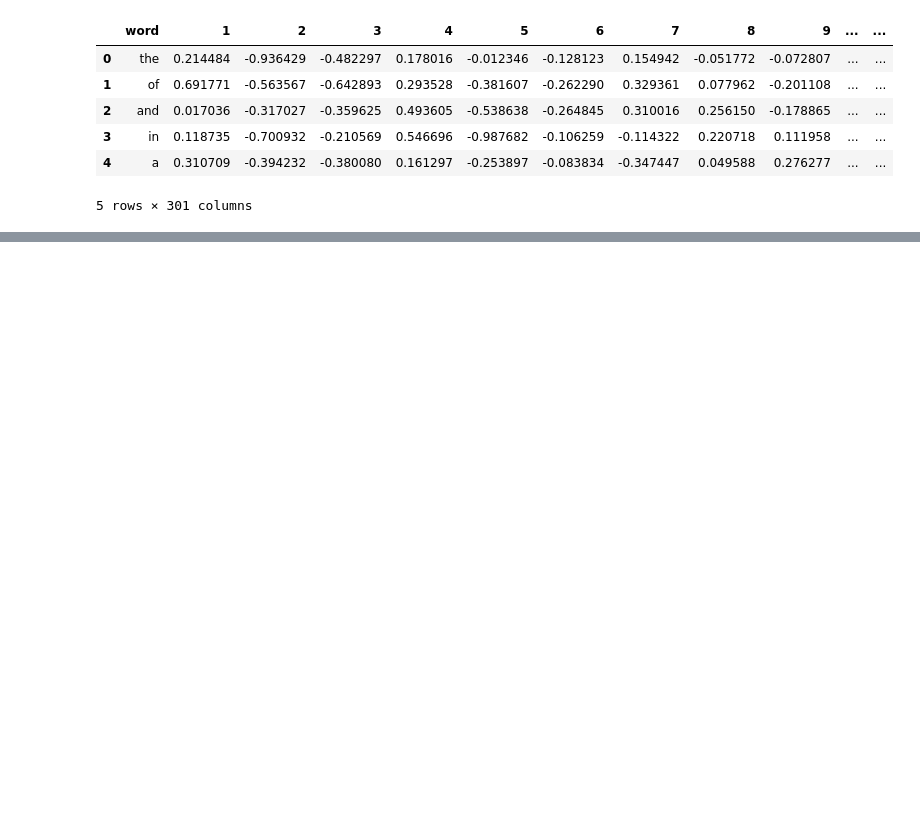
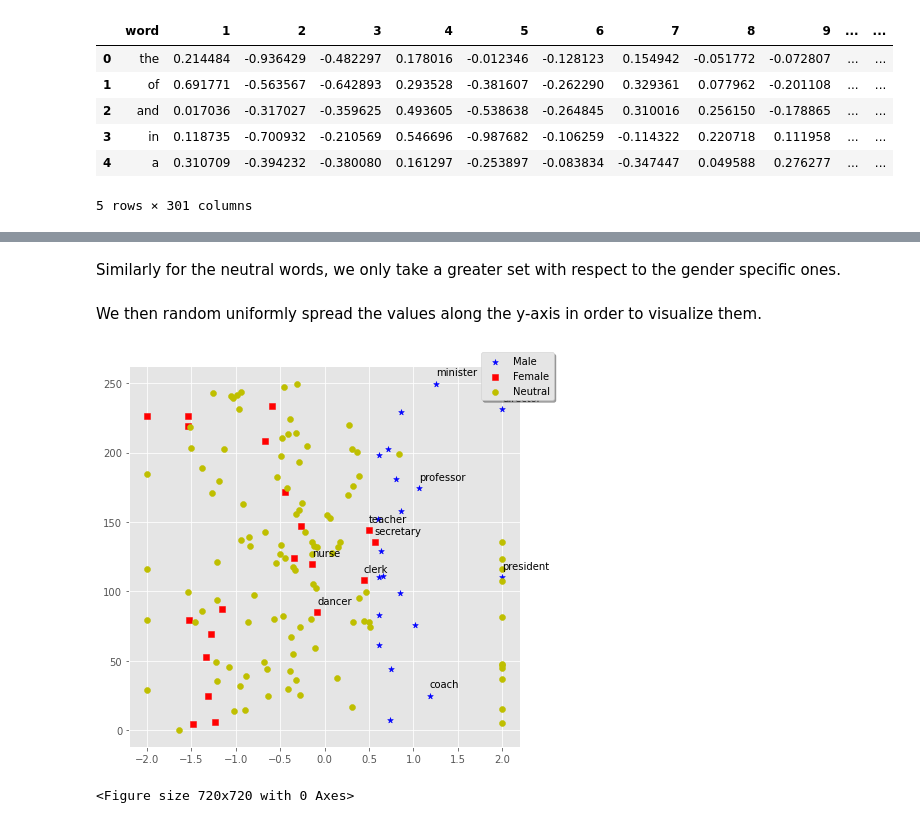
Before and after one commit to Erhtric/GenderDiscriminationNLP, a Jupyter notebook: embeddings_visualization.ipynb, the cells around one changed output, grey strips where cells are left out. Cells and saved outputs as stored; diff of their text form; code cells hidden in the pictures; blank space fills up the shorter version.

Commit message:
added some plots to the emb nb

```diff
--- a/embeddings_visualization.ipynb
+++ b/embeddings_visualization.ipynb
@@ -71,0 +113,45 @@ Number of female words: 21
+# %%
+n = 20
+male_vectors_g = male_vectors[male_vectors.columns[-1]].sort_values(ascending=False)
+# male_vectors_g = male_vectors_g.sort_values(ascending=False).reset_index().drop("index", axis=1)[300]
+male_vectors_g = male_vectors_g[:n].to_numpy()
+
+female_vectors_g = female_vectors[female_vectors.columns[-1]].sort_values(ascending=False)
+# female_vectors_g = female_vectors_g.sort_values().reset_index().drop("index", axis=1)[300]
+female_vectors_g  = female_vectors_g[:n].to_numpy()
+# %% [markdown]
+Similarly for the neutral words, we only take a greater set with respect to the gender specific ones.
+# %%
+# neutral_vectors_g = np.concatenate((male_vectors_g[n:], female_vectors_g[n:]))
+neutral_vectors_g = neutral_vectors[neutral_vectors.columns[-1]]
+# np.random.shuffle(neutral_vectors_g)
+neutral_vectors_g  = neutral_vectors_g[n:].to_numpy()
+# %% [markdown]
+We then random uniformly spread the values along the y-axis in order to visualize them.
+# %%
+y_male = np.random.uniform(0, 250, size=len(male_vectors_g))
+y_female = np.random.uniform(0, 250, size=len(female_vectors_g))
+y_neutral = np.random.uniform(0, 250, size=len(neutral_vectors_g))
+# %%
+fig = plt.figure(figsize=(7,7))
+ax = plt.subplot(111)
+ax.scatter(male_vectors_g, y_male, marker="*", c='b')
+ax.scatter(female_vectors_g, y_female, marker="s", c='r')
+ax.scatter(neutral_vectors_g, y_neutral, marker="o",  c='y')
+
+n = 5
+for i, male_word, female_word in zip(range(n), male_vectors['word'], female_vectors['word']):
+  # print(male_word, female_word, neutral_word)
+  plt.annotate(male_word, (male_vectors_g[i], y_male[i] + 6))
+  plt.annotate(female_word, (female_vectors_g[i], y_female[i] + 6))
+  # plt.annotate(neutral_word, (neutral_vectors_g[i], y_neutral[i]+2))
+plt.figure(figsize=(10, 10))
+# plt.legend(["Male", "Female", "Neutral"])
+
+ax.legend(["Male", "Female", "Neutral"], bbox_to_anchor=(1.1, 1.05), fancybox=True, shadow=True)
+
+plt.style.use('ggplot')
+plt.show()
+# %% [output]
+[figure, added]
+<Figure size 720x720 with 0 Axes>
```
Also changed, not shown: parts of 15 cells of this notebook.
